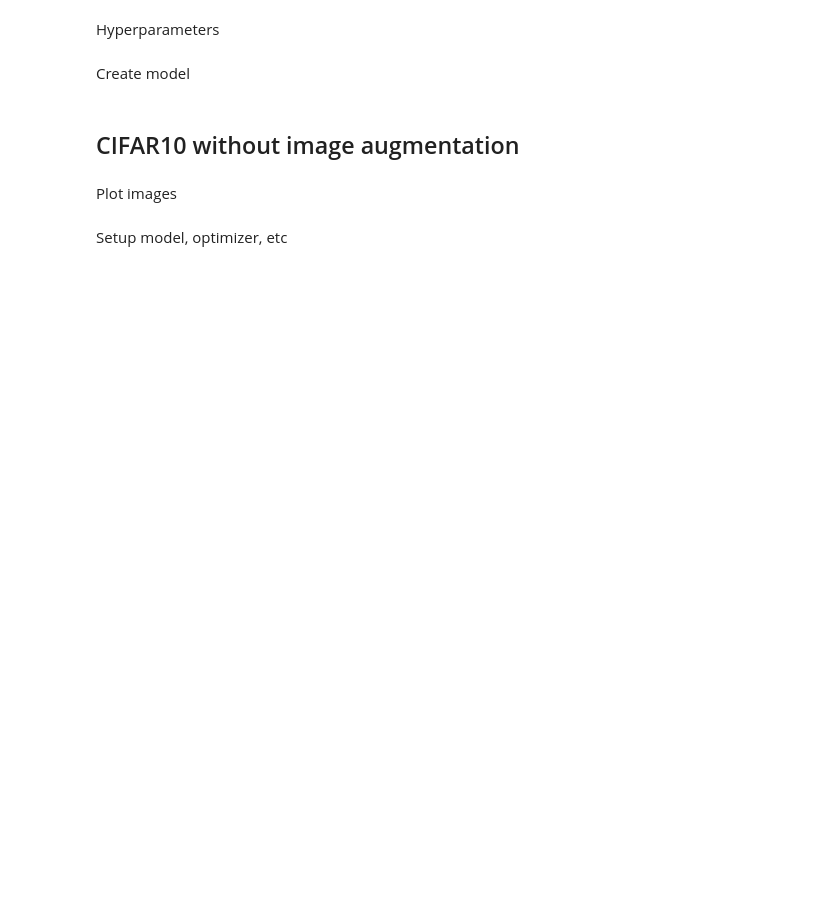
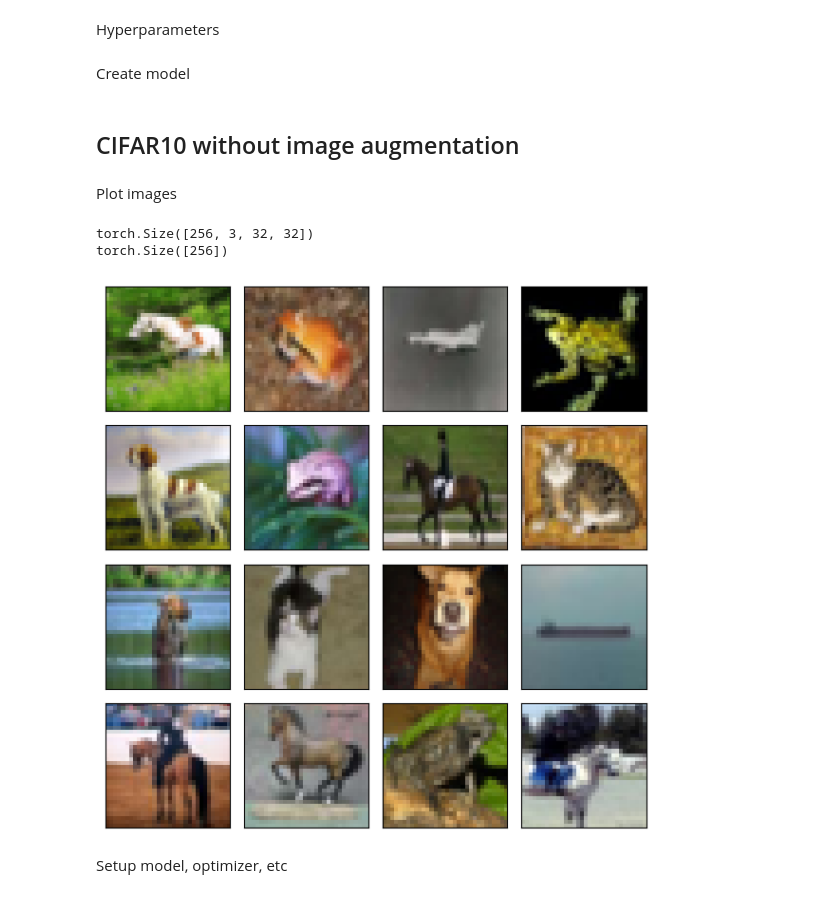
Before and after one commit to nickmcgreivy/ml-experiments, a Jupyter notebook: computer_vision/image_augmentation.ipynb, the cells around one changed output. Drawn from its saved outputs; the diff is of its cells as text; code cells hidden in the pictures; blank space fills up the shorter version.

```diff
--- a/computer_vision/image_augmentation.ipynb
+++ b/computer_vision/image_augmentation.ipynb
@@ -17,0 +23,3 @@ from utils.train import train_model
+# %%
+device = torch.device("cuda") if torch.cuda.is_available() else torch.device("cpu")
+print(device)
@@ -60,4 +70,7 @@ def get_model():
     #return ConvCifar10()
+# %%
+def put_batch(*batch):
+    return tuple(arr.to(device) for arr in batch)
 # %% [markdown]
 ## CIFAR10 without image augmentation
 # %%
@@ -67,8 +80,8 @@ val_transform = transforms.Compose([transforms.ToTensor(), transforms.Resize(res
 train_ds = datasets.CIFAR10(root=datadir, transform=train_transform, train=True, download=True)
 val_ds = datasets.CIFAR10(root=datadir, transform=val_transform, train=False, download=True)
 
-train_dl = DataLoader(train_ds, batch_size=batch_size, shuffle=True)
-val_dl = DataLoader(val_ds, batch_size=batch_size)
+train_dl = WrappedDataLoader(DataLoader(train_ds, batch_size=batch_size, shuffle=True), put_batch)
+val_dl = WrappedDataLoader(DataLoader(val_ds, batch_size=batch_size), put_batch)
 # %% [markdown]
 Plot images
 # %%
@@ -78,20 +91,24 @@ assert batch_size >= num_cols * num_rows
 # %%
 for X, y in train_dl:
     print(X.shape)
     print(y.shape)
     break
 
 fig, axs = plt.subplots(num_rows, num_cols, figsize=(6,6))
 
 for i in range(num_rows):
     for j in range(num_cols):
         idx = i * num_rows + j
-        axs[i, j].imshow(torch.permute(X[idx], (1,2,0)))
+        axs[i, j].imshow(torch.permute(X[idx].to("cpu"), (1,2,0)))
         #axs[i, j].tick_params(length=0)
         axs[i, j].set_xticks([])
         axs[i, j].set_yticks([])
 fig.tight_layout()
 plt.show()
+# %% [output]
+torch.Size([256, 3, 32, 32])
+torch.Size([256])
+[figure, added]
 # %% [markdown]
 Setup model, optimizer, etc
 # %%
```
Also changed, not shown: parts of 15 cells of this notebook.
